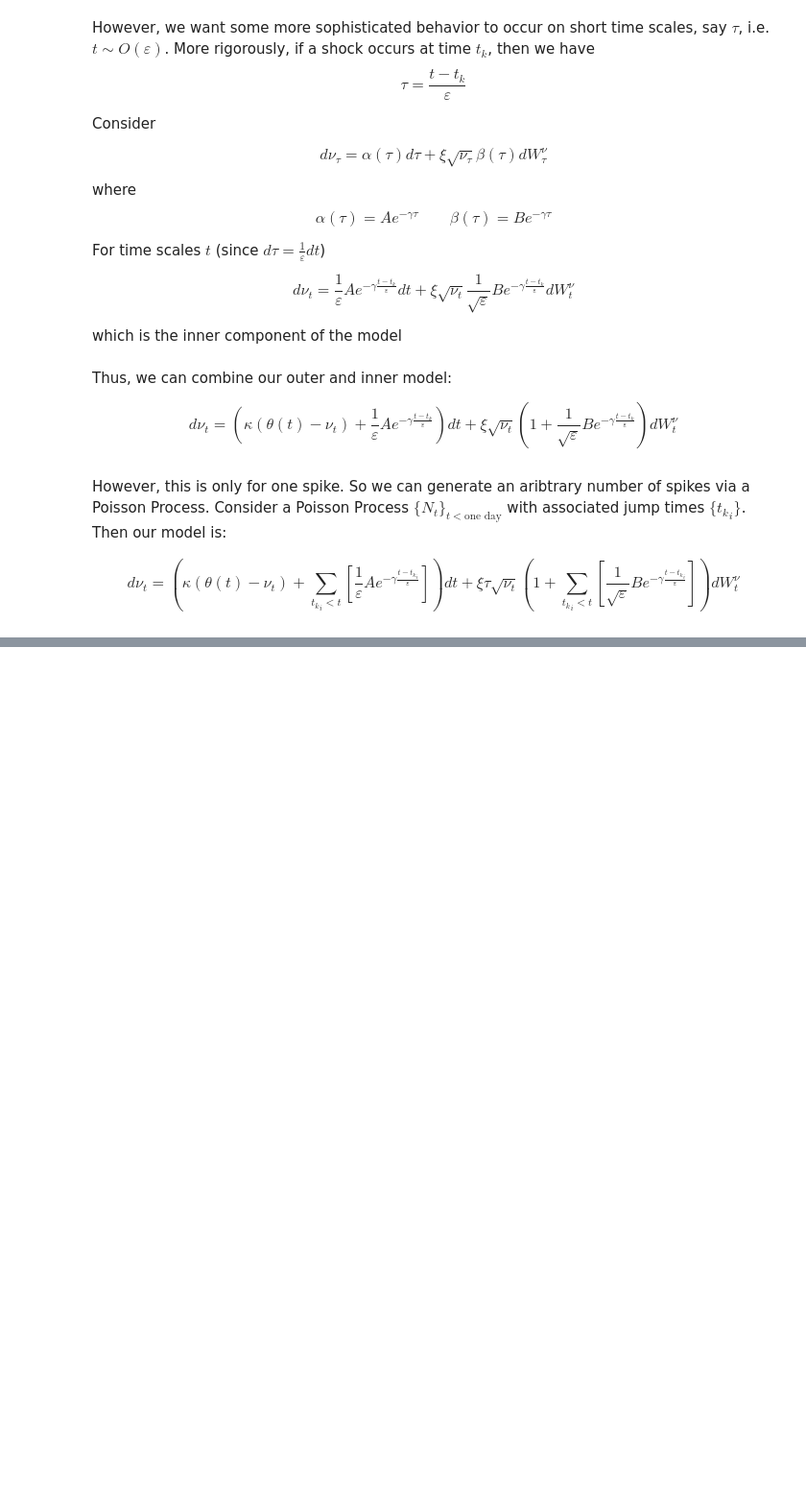
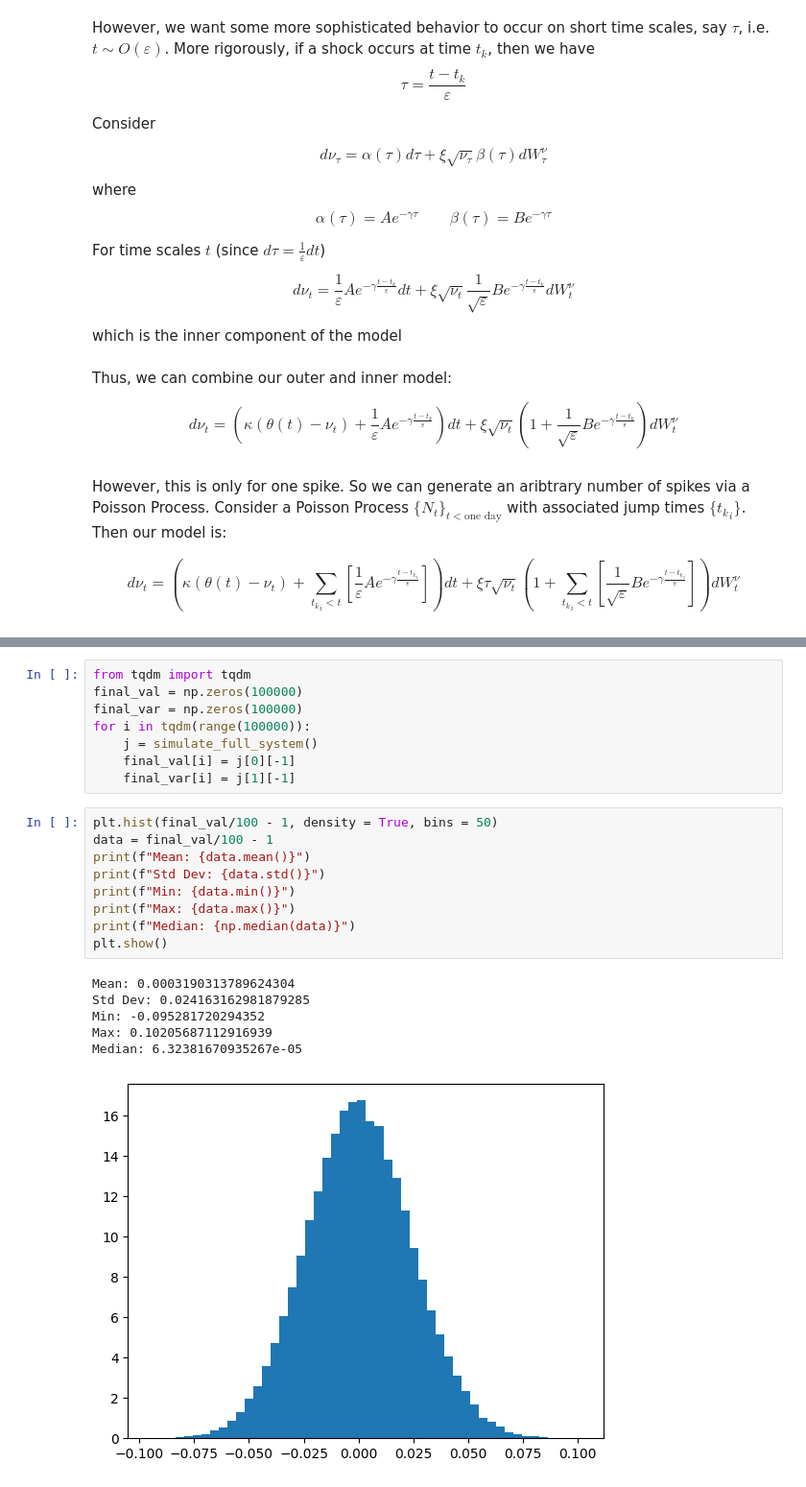
Before and after one commit to thomaskf99/m86, a Jupyter notebook: boundary_layer.ipynb, the cells around one changed output, grey strips where cells are left out. Shown at 96% size. Cells and saved outputs as stored; diff of their text form; blank space fills up the shorter version.

```diff
--- a/boundary_layer.ipynb
+++ b/boundary_layer.ipynb
@@ -134,0 +172,24 @@ plt.scatter(t ,S, s=.5)
+# %%
+from tqdm import tqdm
+final_val = np.zeros(100000)
+final_var = np.zeros(100000)
+for i in tqdm(range(100000)):
+    j = simulate_full_system()
+    final_val[i] = j[0][-1]
+    final_var[i] = j[1][-1]
+# %%
+plt.hist(final_val/100 - 1, density = True, bins = 50)
+data = final_val/100 - 1
+print(f"Mean: {data.mean()}")
+print(f"Std Dev: {data.std()}")
+print(f"Min: {data.min()}")
+print(f"Max: {data.max()}")
+print(f"Median: {np.median(data)}")
+plt.show()
+# %% [output]
+Mean: 0.0003190313789624304
+Std Dev: 0.024163162981879285
+Min: -0.095281720294352
+Max: 0.10205687112916939
+Median: 6.32381670935267e-05
+[figure, added]
```
Also changed, not shown: parts of 5 cells of this notebook, 1 other file.
